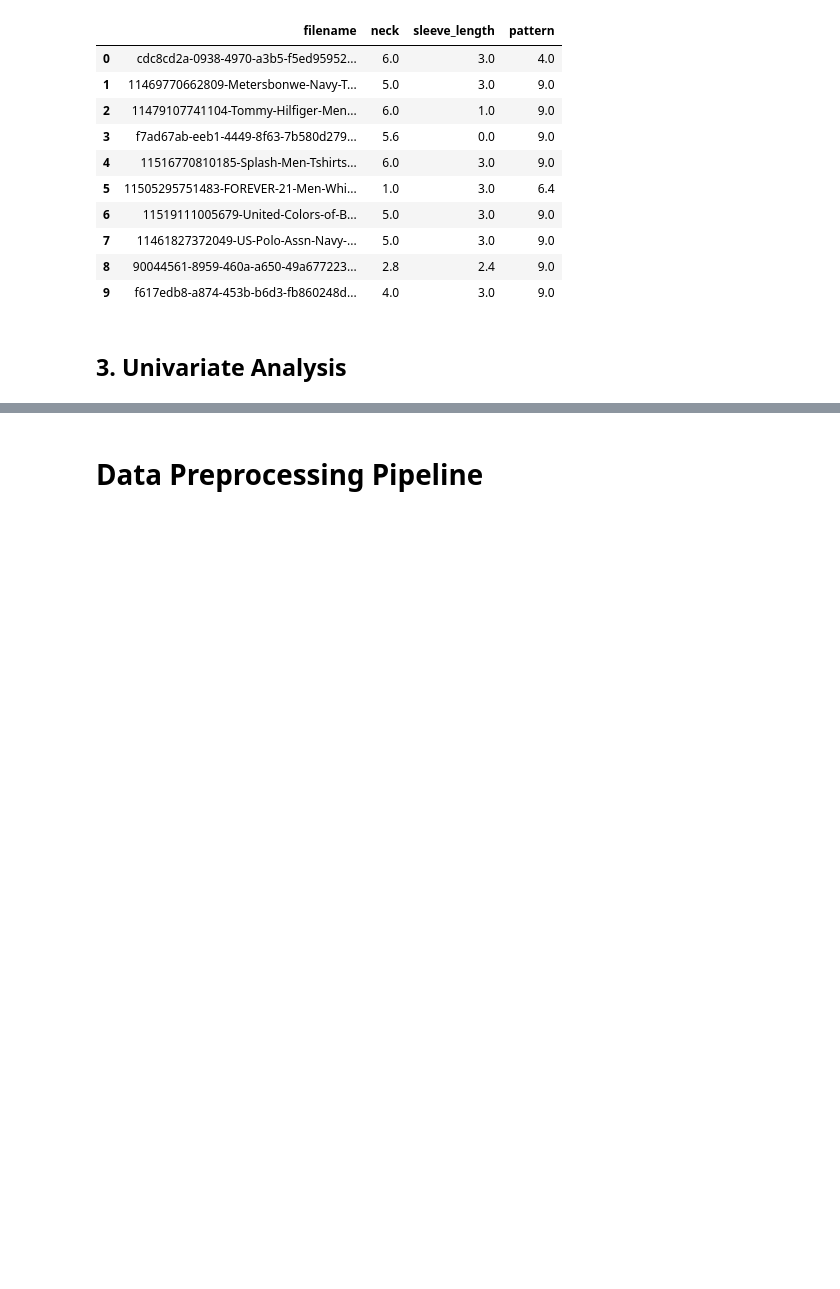
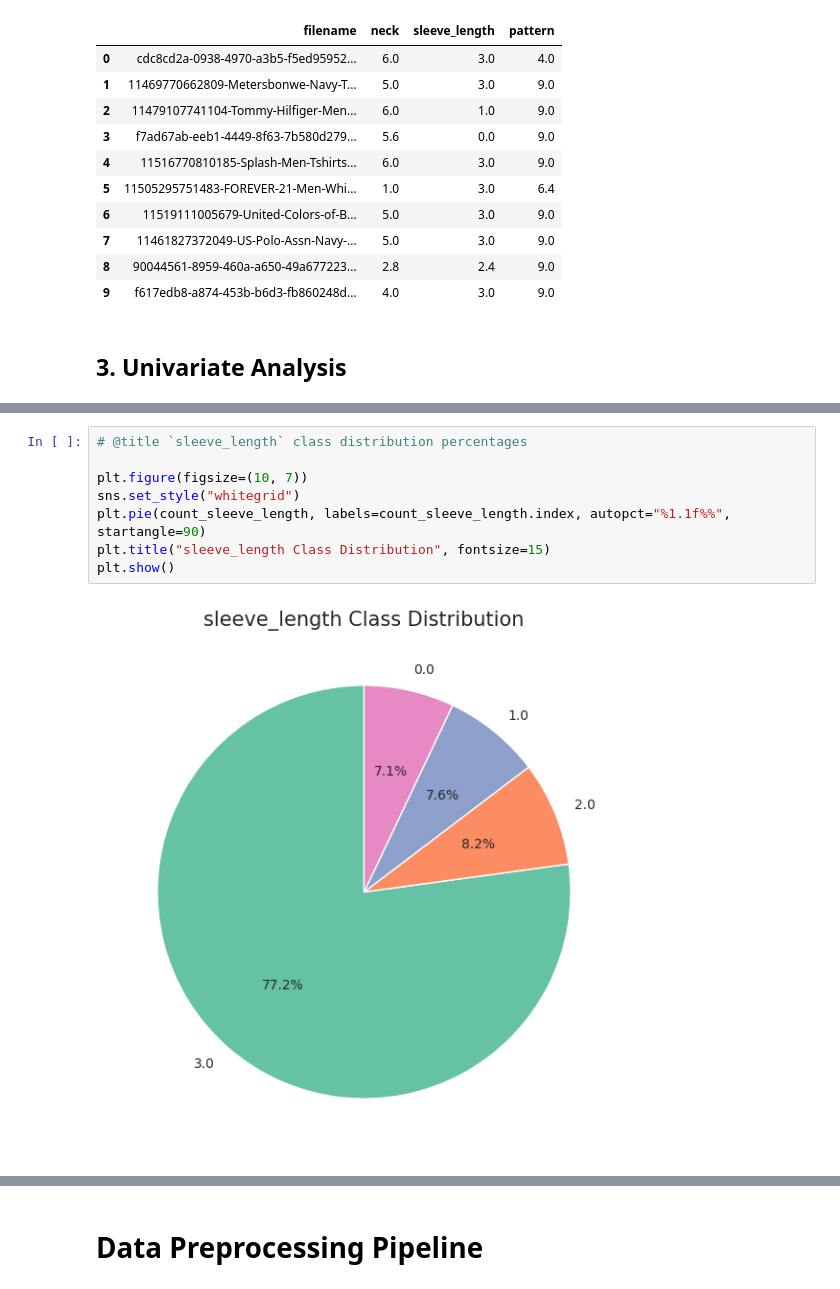
Before and after one commit to ashishbhatti/deep-fashion-attribute-prediction, a Jupyter notebook: deep_fashion_attr_prediction.ipynb, the cells around one changed output, grey strips where cells are left out. Drawn from its saved outputs; the diff is of its cells as text; blank space fills up the shorter version.

```diff
--- a/deep_fashion_attr_prediction.ipynb
+++ b/deep_fashion_attr_prediction.ipynb
@@ -377,0 +415,10 @@ attributes_df.head(10)
+# %%
+# @title `sleeve_length` class distribution percentages
+
+plt.figure(figsize=(10, 7))
+sns.set_style("whitegrid")
+plt.pie(count_sleeve_length, labels=count_sleeve_length.index, autopct="%1.1f%%", startangle=90)
+plt.title("sleeve_length Class Distribution", fontsize=15)
+plt.show()
+# %% [output]
+[figure, added]
```
Also changed, not shown: parts of 13 cells of this notebook.
